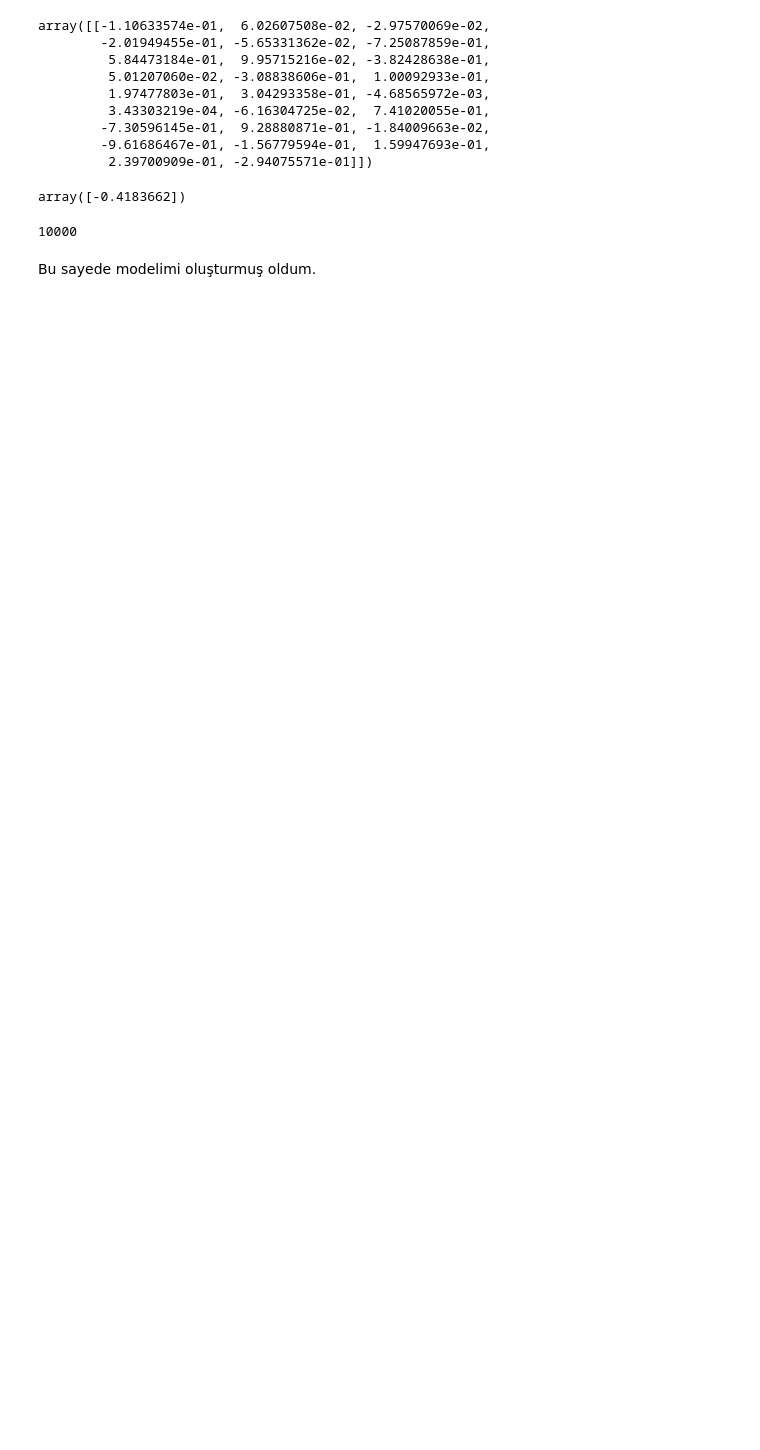
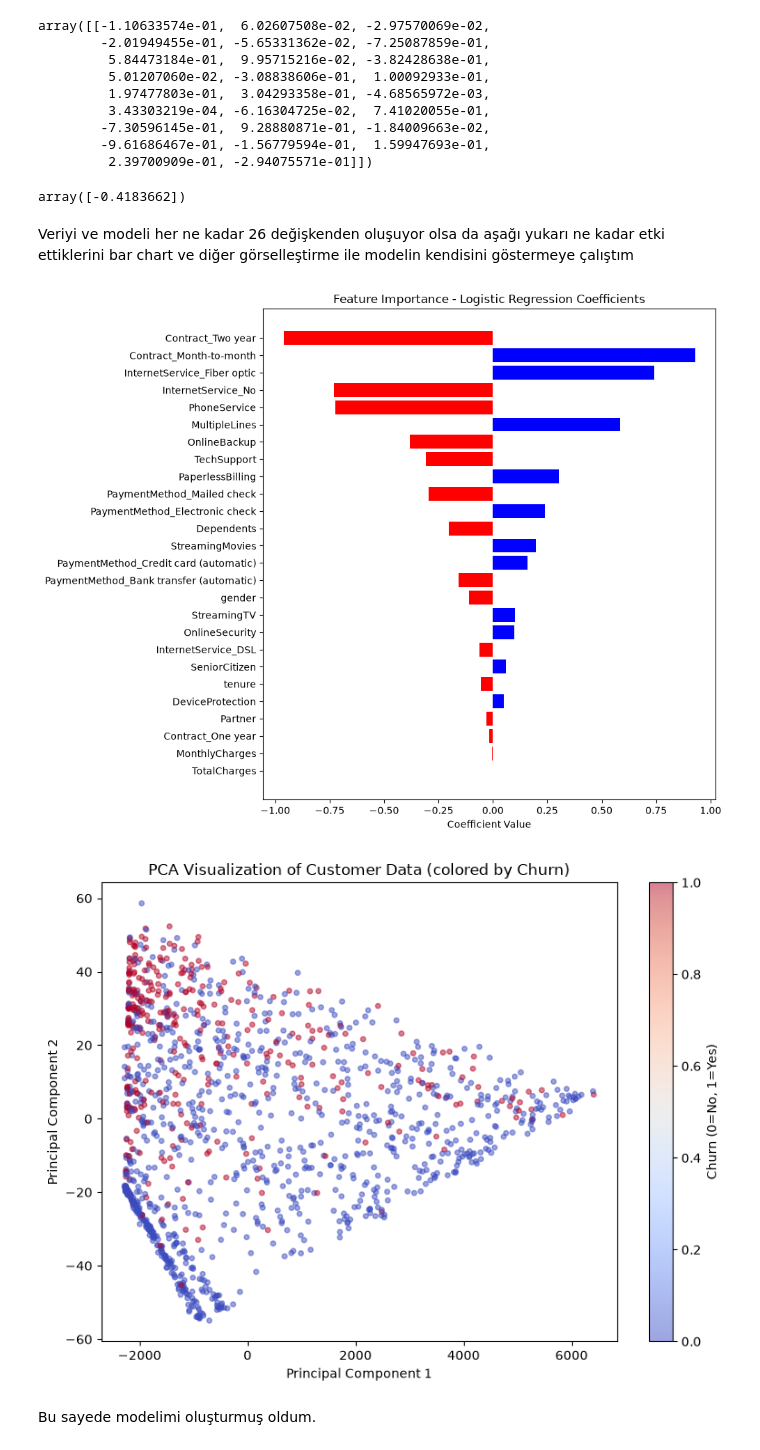
Before and after one commit to S9-gif/telco-churn-prediction, a Jupyter notebook: notebooks/01_KVA(Kesifsel_Veri_Analizi).ipynb, the cells around one changed output. Drawn from its saved outputs; the diff is of its cells as text; code cells hidden in the pictures; blank space fills up the shorter version.

```diff
--- a/notebooks/01_KVA(Kesifsel_Veri_Analizi).ipynb
+++ b/notebooks/01_KVA(Kesifsel_Veri_Analizi).ipynb
@@ -273,10 +276,44 @@ model.intercept_
 #BU da başlangıç eğimim yani b sabitim normalde bu adımlar iiçin iki farklı fonksiyon ve döngüler uygulamam gerekecekti.
 # %% [output]
 array([-0.4183662])
-# %%
-model.max_iter
-# %% [output]
-10000
+# %% [markdown]
+Veriyi ve modeli her ne kadar 26 değişkenden oluşuyor olsa da aşağı yukarı ne kadar etki ettiklerini bar chart ve diğer görselleştirme ile modelin kendisini göstermeye çalıştım
+# %%
+# 1. Feature Importance
+coef_df = pd.DataFrame({
+    'feature': X_train.columns,
+    'coefficient': model.coef_[0]
+})
+coef_df['abs_coef'] = coef_df['coefficient'].abs()
+coef_df = coef_df.sort_values('abs_coef', ascending=True)
+
+plt.figure(figsize=(10, 8))
+colors = ['red' if c < 0 else 'blue' for c in coef_df['coefficient']]
+plt.barh(coef_df['feature'], coef_df['coefficient'], color=colors)
+plt.xlabel('Coefficient Value')
+plt.title('Feature Importance - Logistic Regression Coefficients')
+plt.tight_layout()
+plt.show()
+
+# 2. PCA ile 2 Boyutlu Görselleştirme
+pca = PCA(n_components=2)
+X_train_pca = pca.fit_transform(X_train)
+
+plt.figure(figsize=(8, 6))
+scatter = plt.scatter(X_train_pca[:, 0], X_train_pca[:, 1],
+                       c=y_train, cmap='coolwarm', alpha=0.5, s=15)
+plt.xlabel('Principal Component 1')
+plt.ylabel('Principal Component 2')
+plt.title('PCA Visualization of Customer Data (colored by Churn)')
+plt.colorbar(scatter, label='Churn (0=No, 1=Yes)')
+plt.tight_layout()
+plt.show()
+
+
+#Bu kısımda claude kodu yazdı
+# %% [output]
+[figure, added]
+[figure, added]
 # %% [markdown]
 Bu sayede modelimi oluşturmuş oldum.
 # %% [markdown]
```
Also changed, not shown: parts of 3 cells of this notebook.
